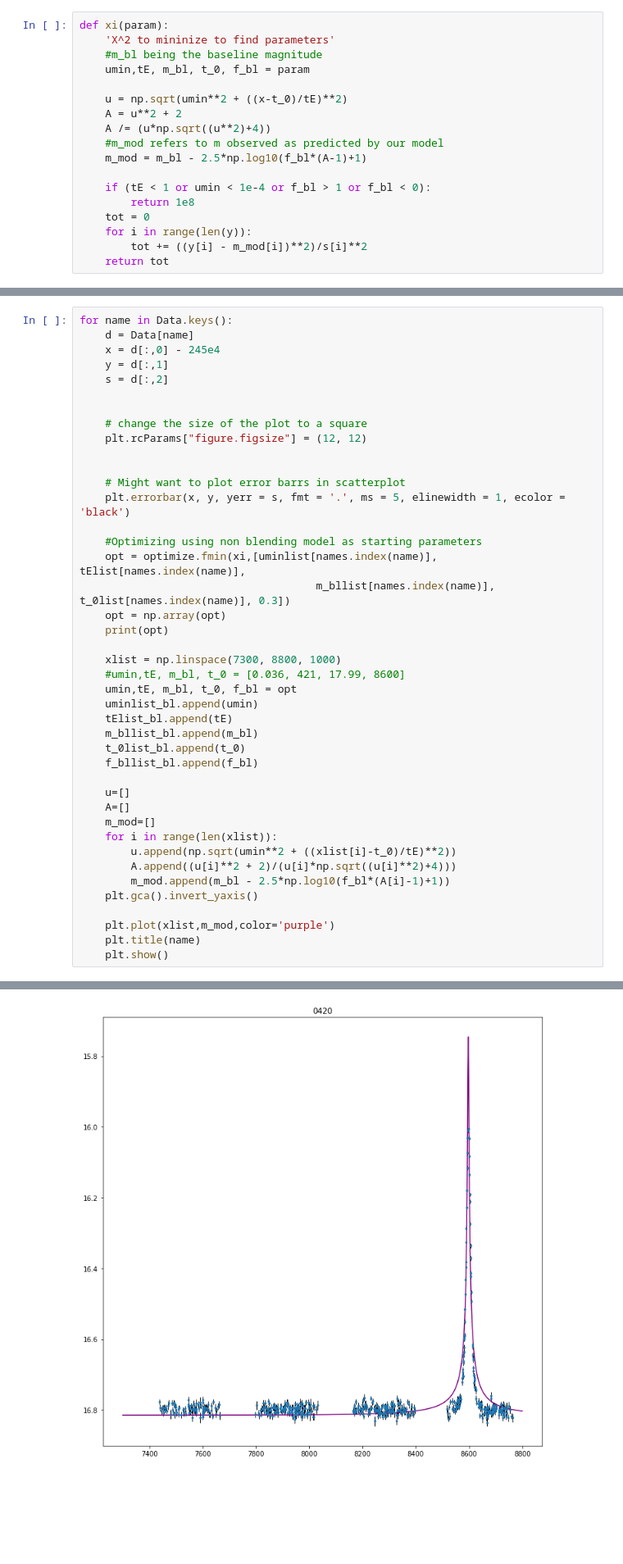
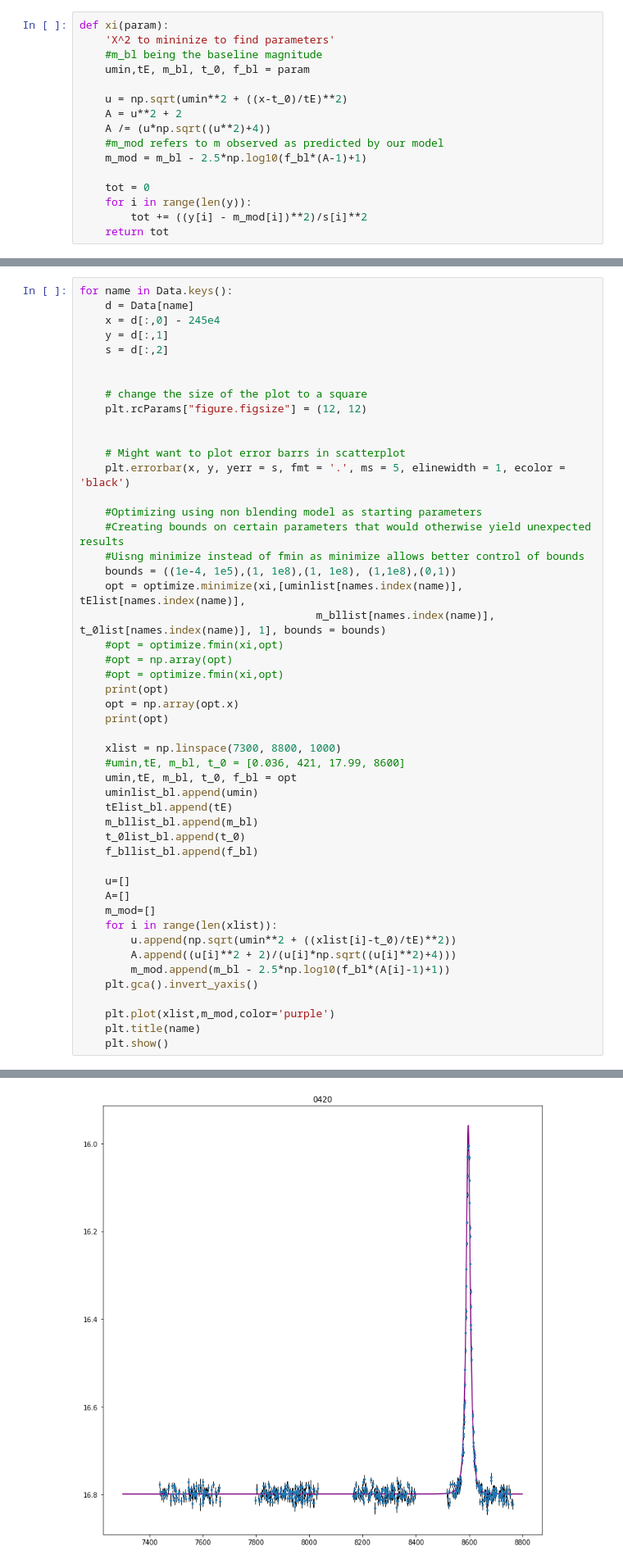
Before and after one commit to toshanv/Gravitational-Microlensing, a Jupyter notebook: project1.ipynb, the cells around one changed output, grey strips where cells are left out. Shown at 82% size. Cells and saved outputs as stored; diff of their text form; blank space fills up the shorter version.

```diff
--- a/project1.ipynb
+++ b/project1.ipynb
@@ -213,8 +213,6 @@ def xi(param):
     #m_mod refers to m observed as predicted by our model
     m_mod = m_bl - 2.5*np.log10(f_bl*(A-1)+1)
 
-    if (tE < 1 or umin < 1e-4 or f_bl > 1 or f_bl < 0):
-        return 1e8
     tot = 0
     for i in range(len(y)):
         tot += ((y[i] - m_mod[i])**2)/s[i]**2
@@ -257,9 +255,16 @@ for name in Data.keys():
     plt.errorbar(x, y, yerr = s, fmt = '.', ms = 5, elinewidth = 1, ecolor = 'black')
 
     #Optimizing using non blending model as starting parameters
-    opt = optimize.fmin(xi,[uminlist[names.index(name)], tElist[names.index(name)],
-                                     m_bllist[names.index(name)], t_0list[names.index(name)], 0.3])
-    opt = np.array(opt)
+    #Creating bounds on certain parameters that would otherwise yield unexpected results
+    #Uisng minimize instead of fmin as minimize allows better control of bounds
+    bounds = ((1e-4, 1e5),(1, 1e8),(1, 1e8), (1,1e8),(0,1))
+    opt = optimize.minimize(xi,[uminlist[names.index(name)], tElist[names.index(name)],
+                                     m_bllist[names.index(name)], t_0list[names.index(name)], 1], bounds = bounds)
+    #opt = optimize.fmin(xi,opt)
+    #opt = np.array(opt)
+    #opt = optimize.fmin(xi,opt)
+    print(opt)
+    opt = np.array(opt.x)
     print(opt)
 
     xlist = np.linspace(7300, 8800, 1000)
@@ -301 +333 @@ Optimization terminated successfully.
-[figure, old version]
+[figure, new version]
```
Also changed, not shown: parts of 4 cells of this notebook.
